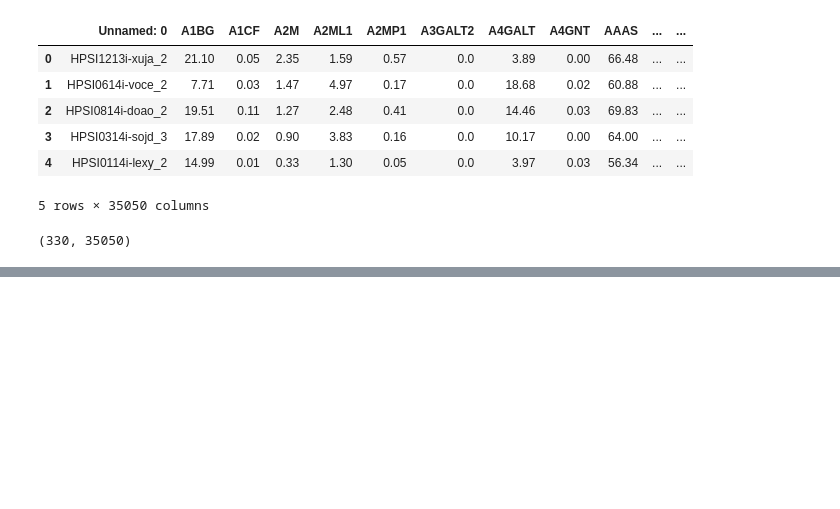
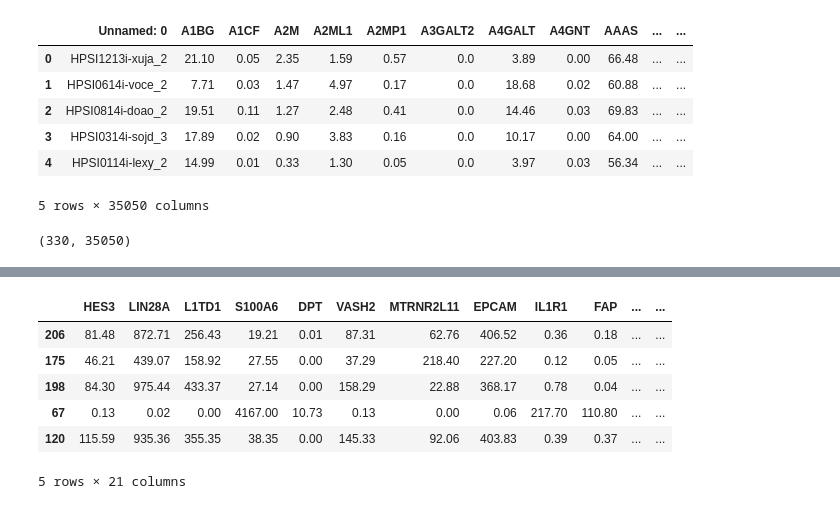
Before and after one commit to moqri/iPSC-scoring, a Jupyter notebook: notebooks/classifier_data_formatting.ipynb, the cells around one changed output, grey strips where cells are left out. Saved outputs shown, nothing was run; the diff lists cells and outputs as text; code cells hidden in the pictures; blank space fills up the shorter version.

Commit message:
added test and train sets, finished v1 of model and web methods

```diff
--- a/notebooks/classifier_data_formatting.ipynb
+++ b/notebooks/classifier_data_formatting.ipynb
@@ -58,0 +131,10 @@ true_list = y_test-y_pred == 0
+# %%
+train_set.head()
+# %% [output]
+|  | HES3 | LIN28A | L1TD1 | S100A6 | DPT | VASH2 | MTRNR2L11 | EPCAM | IL1R1 | FAP | ... | ... |
+| 206 | 81.48 | 872.71 | 256.43 | 19.21 | 0.01 | 87.31 | 62.76 | 406.52 | 0.36 | 0.18 | ... | ... |
+| 175 | 46.21 | 439.07 | 158.92 | 27.55 | 0.00 | 37.29 | 218.40 | 227.20 | 0.12 | 0.05 | ... | ... |
+| 198 | 84.30 | 975.44 | 433.37 | 27.14 | 0.00 | 158.29 | 22.88 | 368.17 | 0.78 | 0.04 | ... | ... |
+| 67 | 0.13 | 0.02 | 0.00 | 4167.00 | 10.73 | 0.13 | 0.00 | 0.06 | 217.70 | 110.80 | ... | ... |
+| 120 | 115.59 | 935.36 | 355.35 | 38.35 | 0.00 | 145.33 | 92.06 | 403.83 | 0.39 | 0.37 | ... | ... |
+5 rows × 21 columns
```
Also changed, not shown: parts of 19 cells of this notebook, 7 other files.
